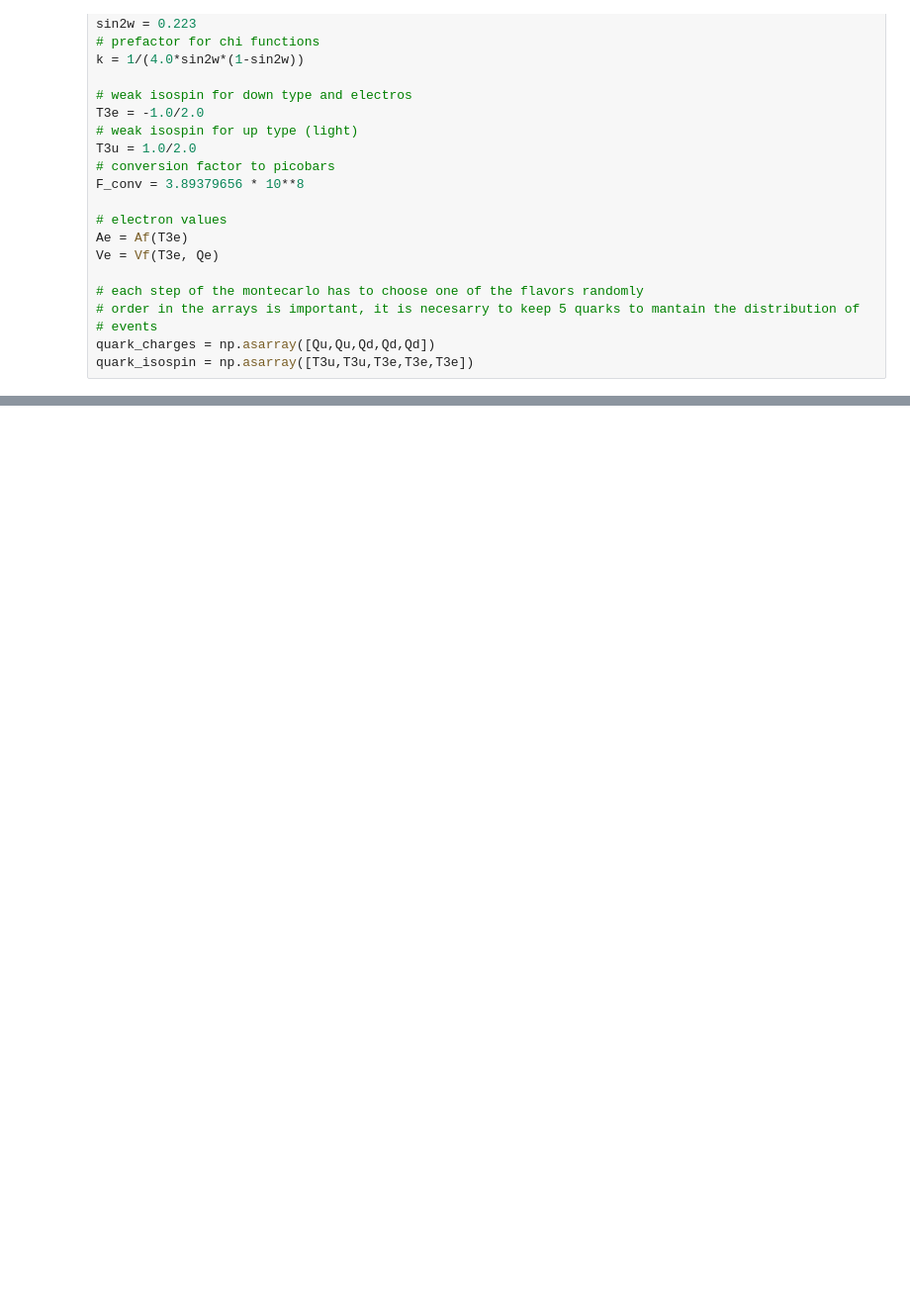
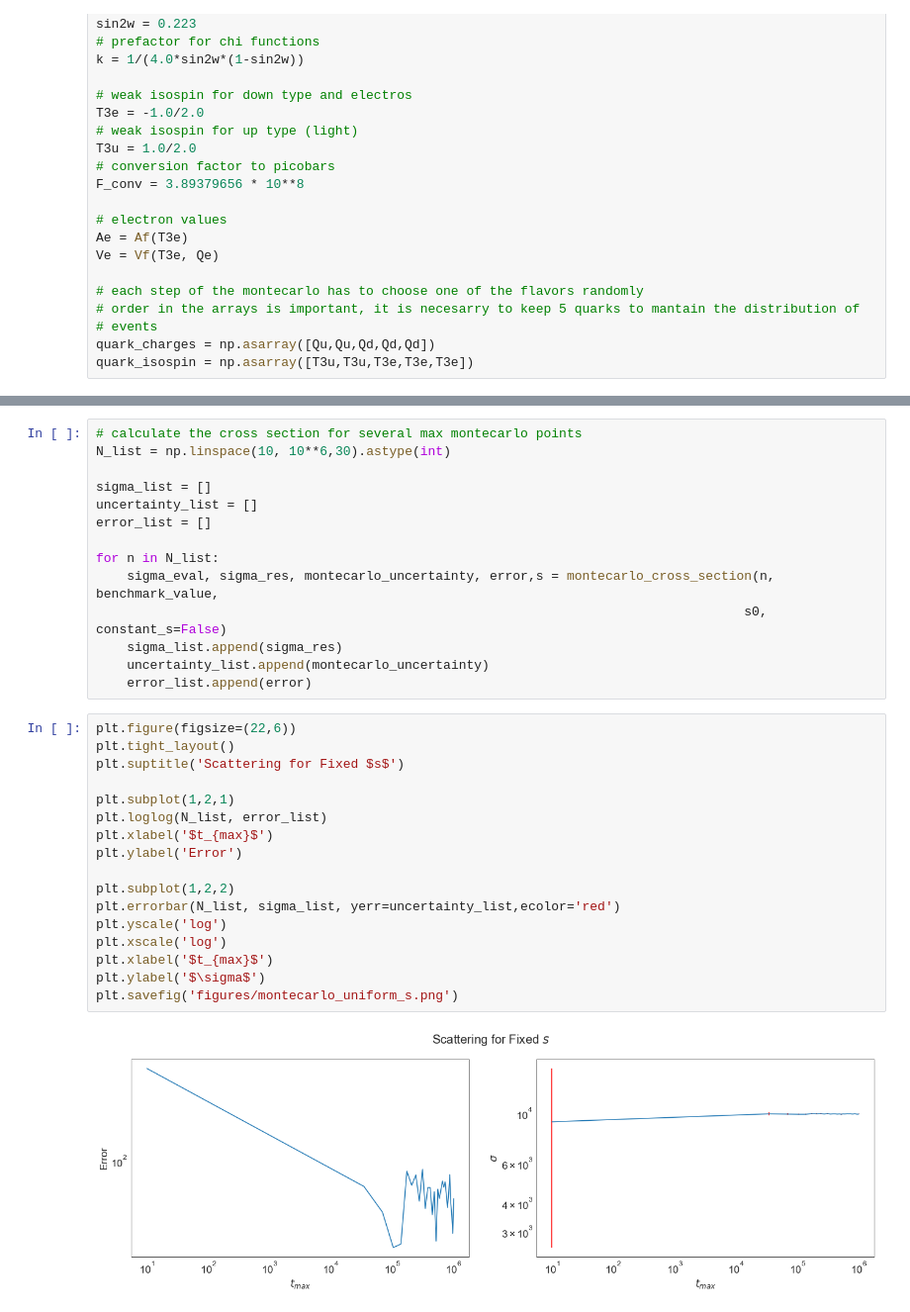
Before and after one commit to Ssalazar12/Physics, a Jupyter notebook: montecarlo_qcd/problem_1_montecarlo.ipynb, the cells around one changed output, grey strips where cells are left out. Shown at 99% size. Drawn from its saved outputs; the diff is of its cells as text; blank space fills up the shorter version.

```diff
--- a/montecarlo_qcd/problem_1_montecarlo.ipynb
+++ b/montecarlo_qcd/problem_1_montecarlo.ipynb
@@ -193,0 +250,33 @@ Text(0, 0.5, '$\\sigma$')
+# %%
+# calculate the cross section for several max montecarlo points
+N_list = np.linspace(10, 10**6,30).astype(int)
+
+sigma_list = []
+uncertainty_list = []
+error_list = []
+
+for n in N_list:
+    sigma_eval, sigma_res, montecarlo_uncertainty, error,s = montecarlo_cross_section(n, benchmark_value,
+                                                                                    s0, constant_s=False)
+    sigma_list.append(sigma_res)
+    uncertainty_list.append(montecarlo_uncertainty)
+    error_list.append(error)
+# %%
+plt.figure(figsize=(22,6))
+plt.tight_layout()
+plt.suptitle('Scattering for Fixed $s$')
+
+plt.subplot(1,2,1)
+plt.loglog(N_list, error_list)
+plt.xlabel('$t_{max}$')
+plt.ylabel('Error')
+
+plt.subplot(1,2,2)
+plt.errorbar(N_list, sigma_list, yerr=uncertainty_list,ecolor='red')
+plt.yscale('log')
+plt.xscale('log')
+plt.xlabel('$t_{max}$')
+plt.ylabel('$\sigma$')
+plt.savefig('figures/montecarlo_uniform_s.png')
+# %% [output]
+[figure, added]
```
Also changed, not shown: parts of 13 cells of this notebook.
